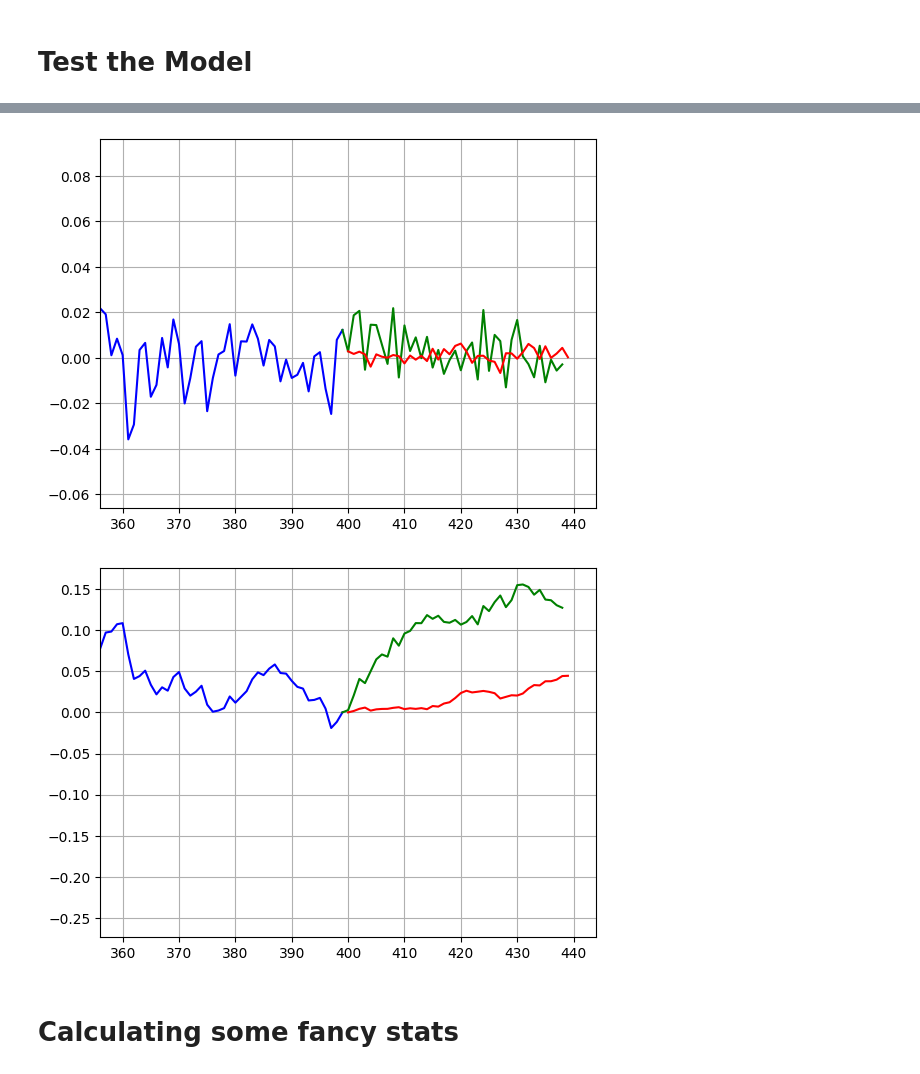
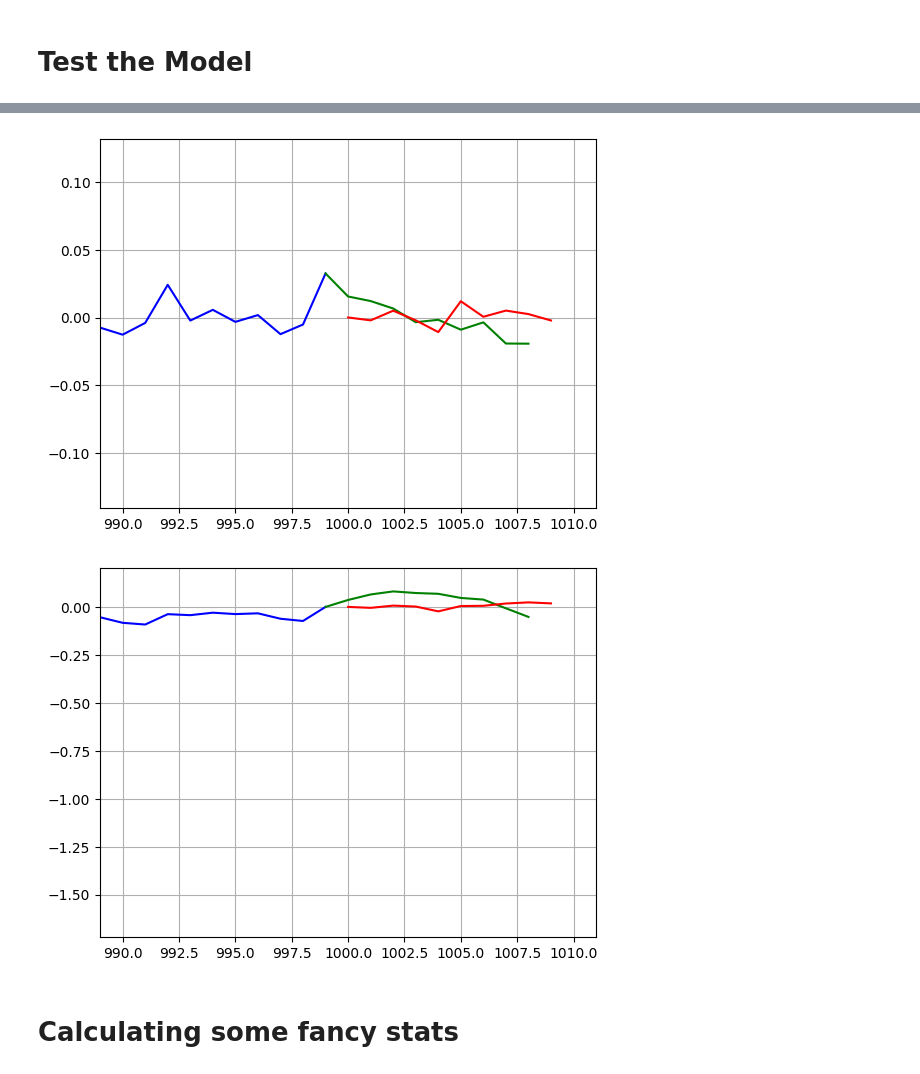
Before and after one commit to FelixCodesTech/Long-Term-Stock-Prediction, a Jupyter notebook: main.ipynb, the cells around one changed output, grey strips where cells are left out. Drawn from its saved outputs; the diff is of its cells as text; code cells hidden in the pictures.

```diff
--- a/main.ipynb
+++ b/main.ipynb
@@ -77,8 +77,8 @@ def unrelativizeDataArray(data):
 data = getRelativeStockData("AAPL", "2018-1-1", interval="1d")
 
 # Some Parameters
-contextWindow=400
-solutionWindow=40
+contextWindow=1000
+solutionWindow=10
 
 # Scroll the data
 data = scrollData(data, contextWindow=contextWindow, solutionWindow=solutionWindow)
@@ -148,33 +132,33 @@ data[contextColumns]
 # %%
 # Get the x'th data point for testing
-whereToPredict = 25 # points before end
+whereToPredict = 1 # points before end
 contextToPredict = data[contextColumns][-1-whereToPredict:-whereToPredict]
 solutionToPredict = data[solutionColumns][-1-whereToPredict:-whereToPredict]
 
 # Make Prediction on that data point
 predicitons = model.predict(contextToPredict)
 
 
 # Make the data usefull (reversing etc.)
 plottedContext = contextToPredict.values[0][::-1].reshape(-1, 1)
 plottedSolution = solutionToPredict.values.reshape(-1, 1)
 plottedPredictions = predicitons.reshape(-1, 1)
 
 # Plot the data in green, red, blue
 plt.plot(plottedContext, "blue")
 
 x_values = range(contextWindow - 1, contextWindow + len(plottedSolution) - 1)
 plt.plot(x_values, plottedSolution, "green")
 
 x_values = range(contextWindow, contextWindow + len(plottedPredictions))
 plt.plot(x_values, plottedPredictions, "red")
 
 # Set the x-axis range to zoom from ... to ...
 plt.xlim(len(unrelativizeDataArray(plottedContext))-len(unrelativizeDataArray(plottedPredictions))*1.1, len(unrelativizeDataArray(plottedContext)) + len(unrelativizeDataArray(plottedPredictions)) * 1.1)
 
 plt.grid()
 # %% [output]
-[figure, old version]
+[figure, new version]
 # %%
 # Plot the data in green, red, blue
 plt.plot(unrelativizeDataArray(plottedContext) - unrelativizeDataArray(plottedContext)[-1], "blue")
@@ -199,7 +183,7 @@ allValuesInPlot = np.append(allValuesInPlot, (unrelativizeDataArray(plottedConte
 
 plt.grid()
 # %% [output]
-[figure, old version]
+[figure, new version]
 # %% [markdown]
 # Calculating some fancy stats
 # %%
```
Also changed, not shown: parts of 4 cells of this notebook, 4 other files.
